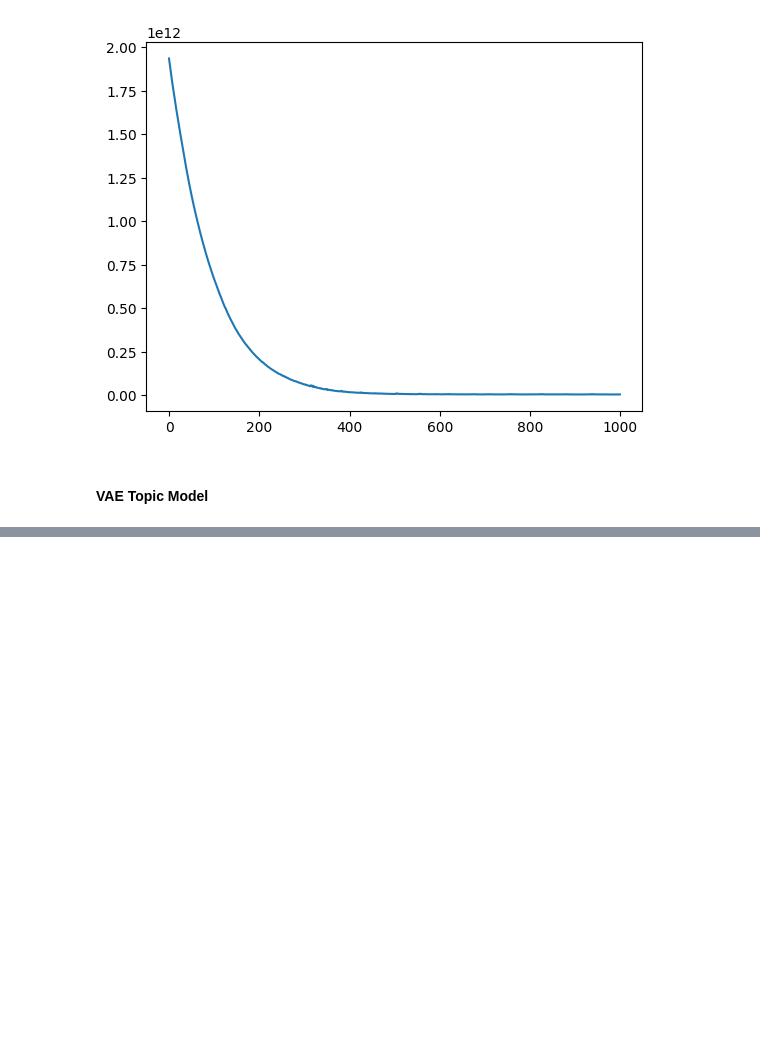
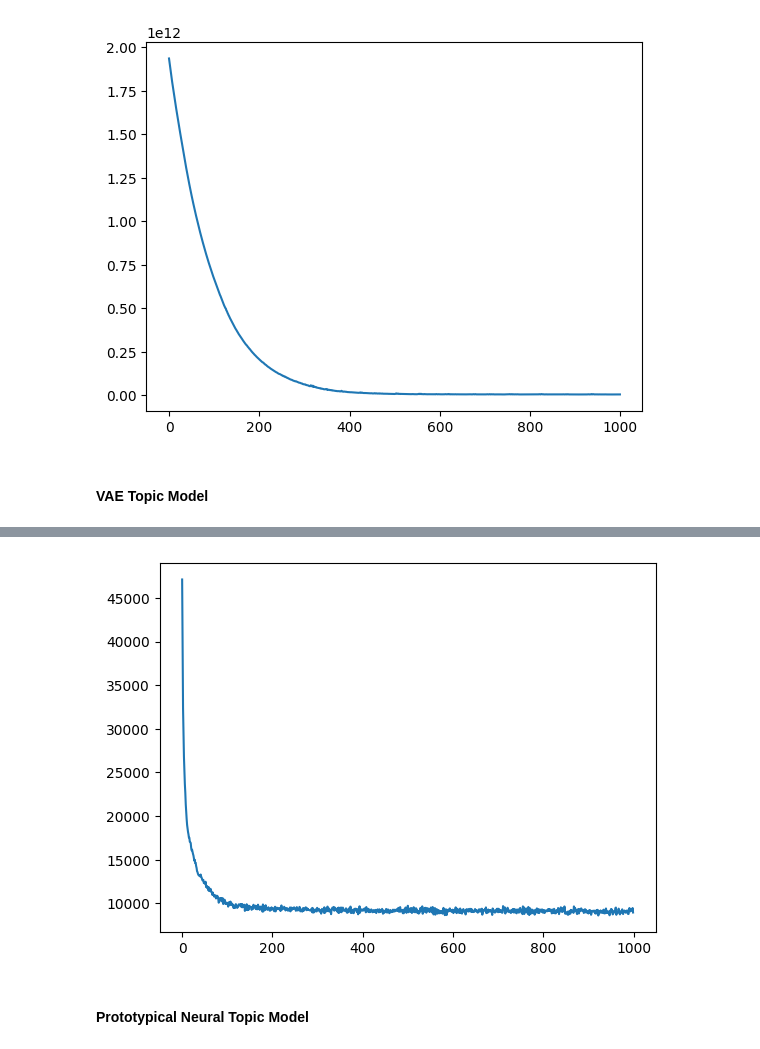
Before and after one commit to craigfouts/NeuralTopicModels, a Jupyter notebook: sandbox.ipynb, the cells around one changed output, grey strips where cells are left out. Cells and saved outputs as stored; diff of their text form; code cells hidden in the pictures; blank space fills up the shorter version.

```diff
--- a/sandbox.ipynb
+++ b/sandbox.ipynb
@@ -268,3 +351,9 @@ util.visualize_log(model.loss_log_)
+# %%
+util.visualize_log(model.loss_log_)
+# %% [output]
+[figure, added]
+# %% [markdown]
+#### Prototypical Neural Topic Model
 # %%
 class NTMEncoder(nn.Module):
     def __init__(self, input_dim, hidden_dim, latent_dim):
```
Also changed, not shown: parts of 15 cells of this notebook.
